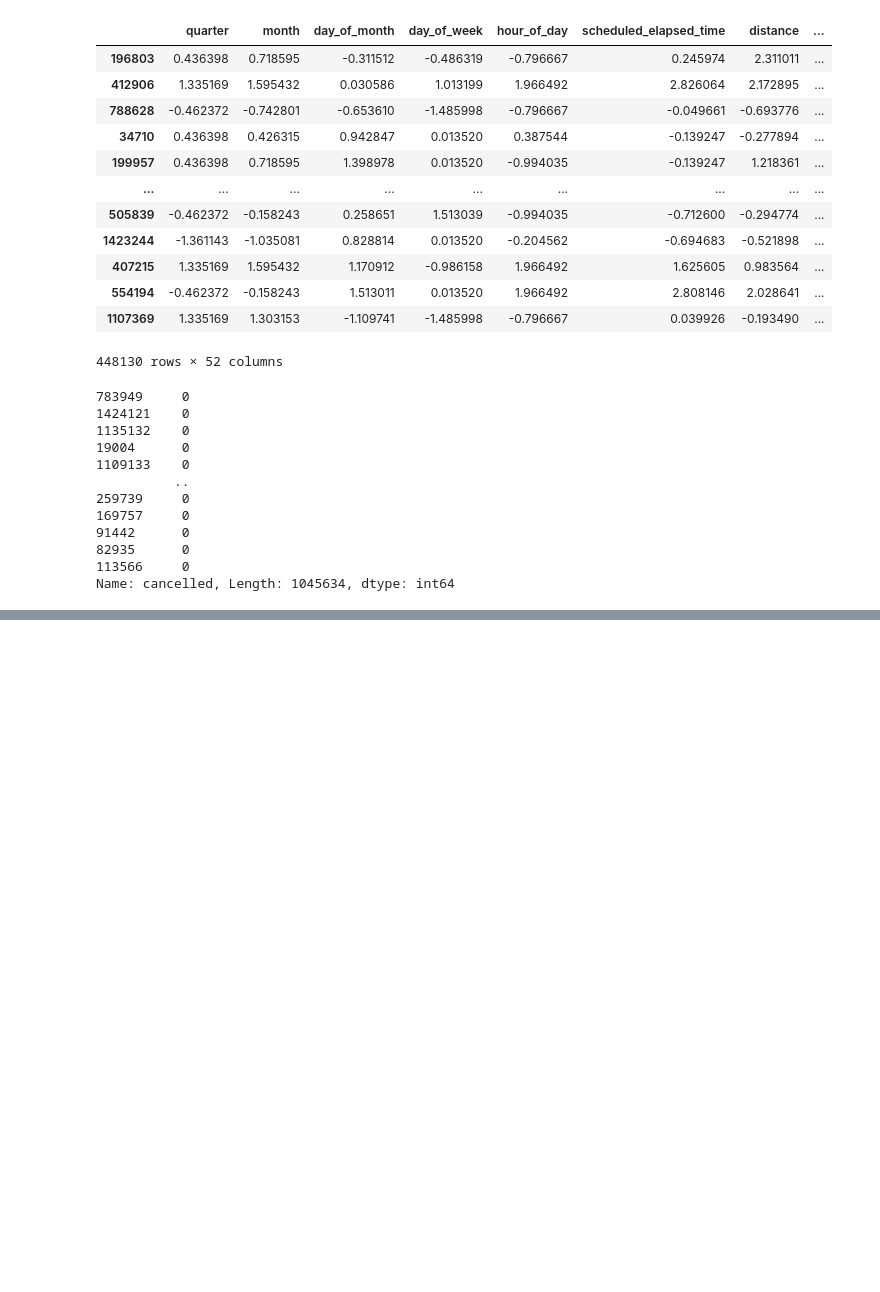
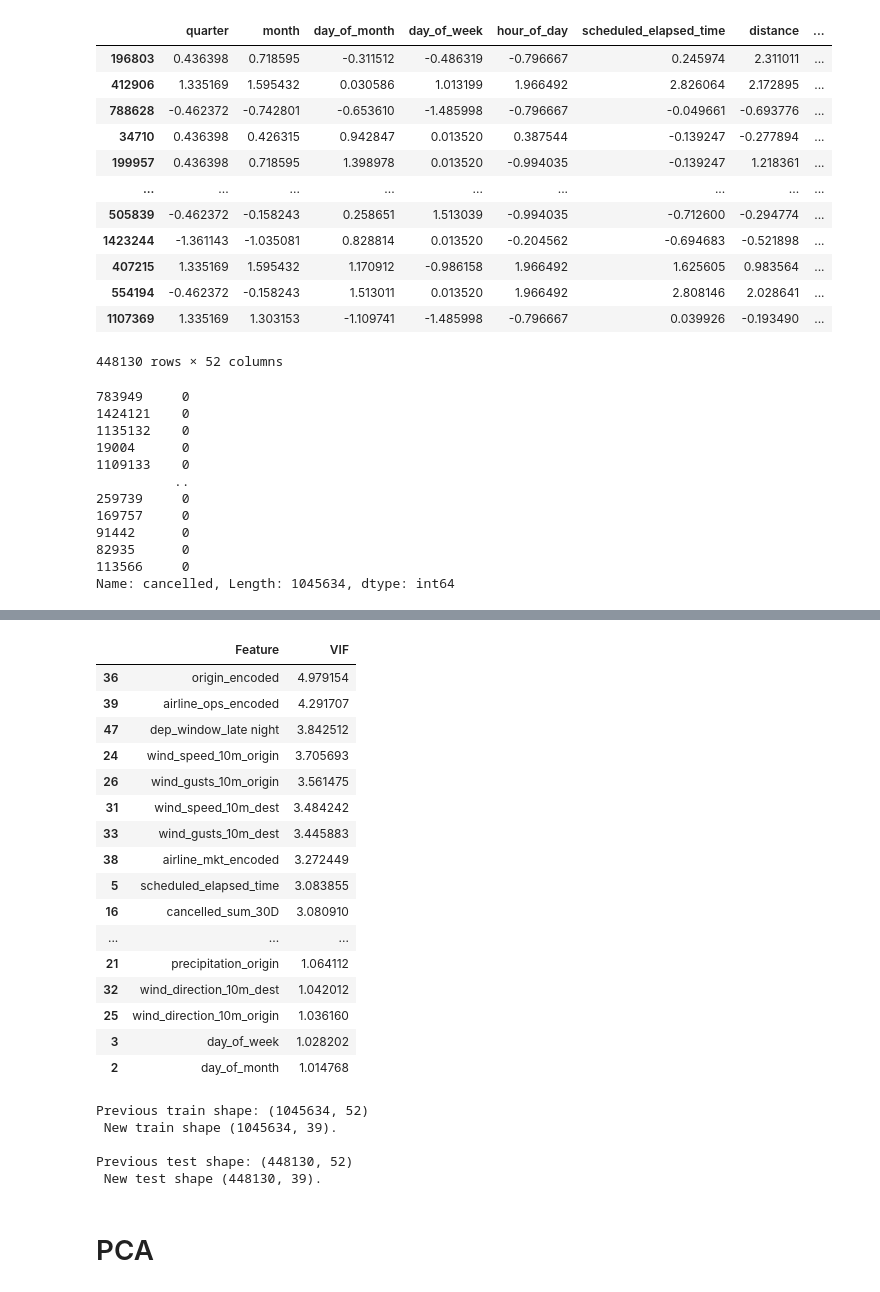
Before and after one commit to dezertdweller/flight-cancellations, a Jupyter notebook: notebooks/preprocessing.ipynb, the cells around one changed output, grey strips where cells are left out. Saved outputs shown, nothing was run; the diff lists cells and outputs as text; code cells hidden in the pictures; blank space fills up the shorter version.

```diff
--- a/notebooks/preprocessing.ipynb
+++ b/notebooks/preprocessing.ipynb
@@ -672,0 +694,21 @@ Name: cancelled, Length: 1045634, dtype: int64
+# %%
+features_reduced = vif_data[vif_data['VIF'] < 5]
+features_reduced
+# %% [output]
+|  | Feature | VIF |
+| 36 | origin_encoded | 4.979154 |
+| 39 | airline_ops_encoded | 4.291707 |
+| 47 | dep_window_late night | 3.842512 |
+| 24 | wind_speed_10m_origin | 3.705693 |
+| 26 | wind_gusts_10m_origin | 3.561475 |
+| 31 | wind_speed_10m_dest | 3.484242 |
+| 33 | wind_gusts_10m_dest | 3.445883 |
+| 38 | airline_mkt_encoded | 3.272449 |
+| 5 | scheduled_elapsed_time | 3.083855 |
+| 16 | cancelled_sum_30D | 3.080910 |
+| ... | ... | ... |
+| 21 | precipitation_origin | 1.064112 |
+| 32 | wind_direction_10m_dest | 1.042012 |
+| 25 | wind_direction_10m_origin | 1.036160 |
+| 3 | day_of_week | 1.028202 |
+| 2 | day_of_month | 1.014768 |
@@ -672,0 +721,9 @@ Name: cancelled, Length: 1045634, dtype: int64
+# %%
+print(f'Previous train shape: {X_train.shape} \n New train shape {X_train_vif_reduced.shape}. \n')
+print(f'Previous test shape: {X_test.shape} \n New test shape {X_test_vif_reduced.shape}.')
+# %% [output]
+Previous train shape: (1045634, 52)
+ New train shape (1045634, 39).
+
+Previous test shape: (448130, 52)
+ New test shape (448130, 39).
@@ -672,0 +754,2 @@ Name: cancelled, Length: 1045634, dtype: int64
+# %% [markdown]
+# PCA
```
Also changed, not shown: parts of 15 cells of this notebook.
